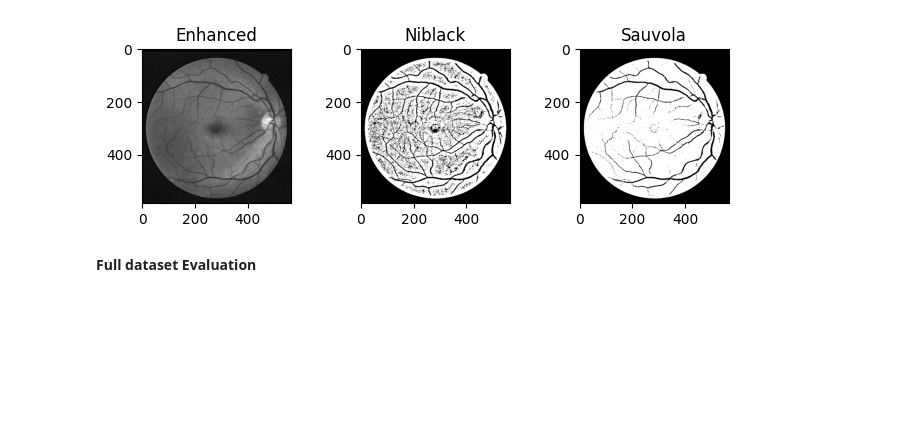
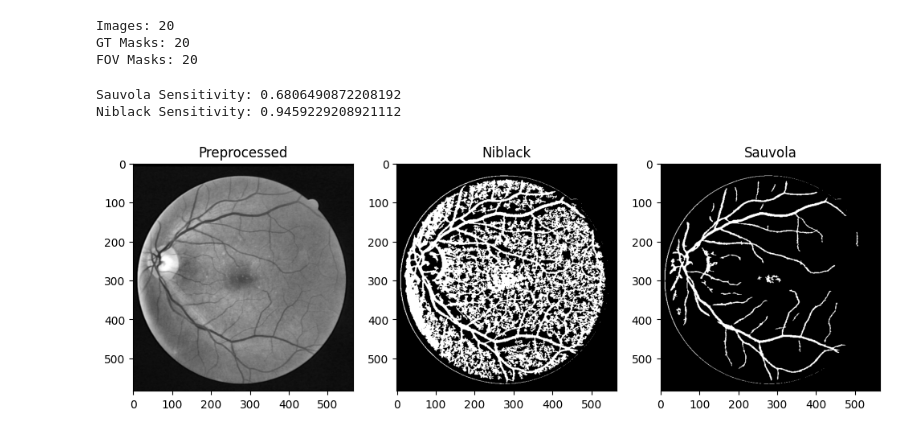
Before and after one commit to Gowravsharma/DL_MedicalImage_Processing_AD19, a Jupyter notebook: DigitalRetinaImages/sauvola_niblack.ipynb, the cells around one changed output. Drawn from its saved outputs; the diff is of its cells as text; code cells hidden in the pictures; blank space fills up the shorter version.

```diff
--- a/DigitalRetinaImages/sauvola_niblack.ipynb
+++ b/DigitalRetinaImages/sauvola_niblack.ipynb
@@ -105,0 +11,15 @@ Niblack Jaccard: 0.029187619626537663
+# %%
+image_dir = r'C:\V\sem_6_notes\DL_MedicalImage_processing\DigitalRetinaImages\DRIVE\training\images'
+
+
+gt_dir = r'C:\V\sem_6_notes\DL_MedicalImage_processing\DigitalRetinaImages\DRIVE\training\1st_manual'
+
+fov_dir = r'C:\V\sem_6_notes\DL_MedicalImage_processing\DigitalRetinaImages\DRIVE\training\mask'
+
+print("Images:", len(os.listdir(image_dir)))
+print("GT Masks:", len(os.listdir(gt_dir)))
+print("FOV Masks:", len(os.listdir(fov_dir)))
+# %% [output]
+Images: 20
+GT Masks: 20
+FOV Masks: 20
@@ -106,21 +55,56 @@ Niblack Jaccard: 0.029187619626537663
+# %%
+def apply_niblack(image):
+    thresh = threshold_niblack(image, window_size=25, k=-0.25)
+    binary = image < thresh
+    binary = remove_small_objects(binary, min_size=40)
+    return binary
+
+def apply_sauvola(image):
+    thresh = threshold_sauvola(image, window_size=25, k=0.1)
+    binary = image < thresh
+    binary = remove_small_objects(binary, min_size=40)
+    return binary
+# %%
+filename = sorted(os.listdir(image_dir))[0]
+img_id = re.findall(r'\d+', filename)[0]
+
+img = cv2.imread(os.path.join(image_dir, filename))
+img_rgb = cv2.cvtColor(img, cv2.COLOR_BGR2RGB)
+
+gt = cv2.imread(os.path.join(gt_dir, f"{img_id}_manual1.gif"), 0) > 0
+fov = cv2.imread(os.path.join(fov_dir, f"{img_id}_training_mask.gif"), 0) > 0
+
+green = img_rgb[:, :, 1]
+pre = preprocess_green(green)
+
+pred_nib = apply_niblack(pre)
+pred_sau = apply_sauvola(pre)
+
+pred_nib &= fov
+pred_sau &= fov
+gt &= fov
+
+print("Sauvola Sensitivity:", sensitivity_score(pred_sau, gt))
+print("Niblack Sensitivity:", sensitivity_score(pred_nib, gt))
+# %% [output]
+Sauvola Sensitivity: 0.6806490872208192
+Niblack Sensitivity: 0.9459229208921112
 # %%
-plt.figure(figsize=(8,2))
+plt.figure(figsize=(12,4))
 
 plt.subplot(1,3,1)
-plt.imshow(enhanced, cmap='gray')
-plt.title("Enhanced")
+plt.imshow(pre, cmap='gray')
+plt.title("Preprocessed")
 
 plt.subplot(1,3,2)
-plt.imshow(binary_nib, cmap='gray')
+plt.imshow(pred_nib, cmap='gray')
 plt.title("Niblack")
 
 plt.subplot(1,3,3)
-plt.imshow(binary_sau, cmap='gray')
+plt.imshow(pred_sau, cmap='gray')
 plt.title("Sauvola")
 
 plt.show()
 # %% [output]
-[figure, old version]
+[figure, new version]
-# %% [markdown]
-**Full dataset Evaluation**
 # %%
```
Also changed, not shown: parts of 18 cells of this notebook, 1 other file.
